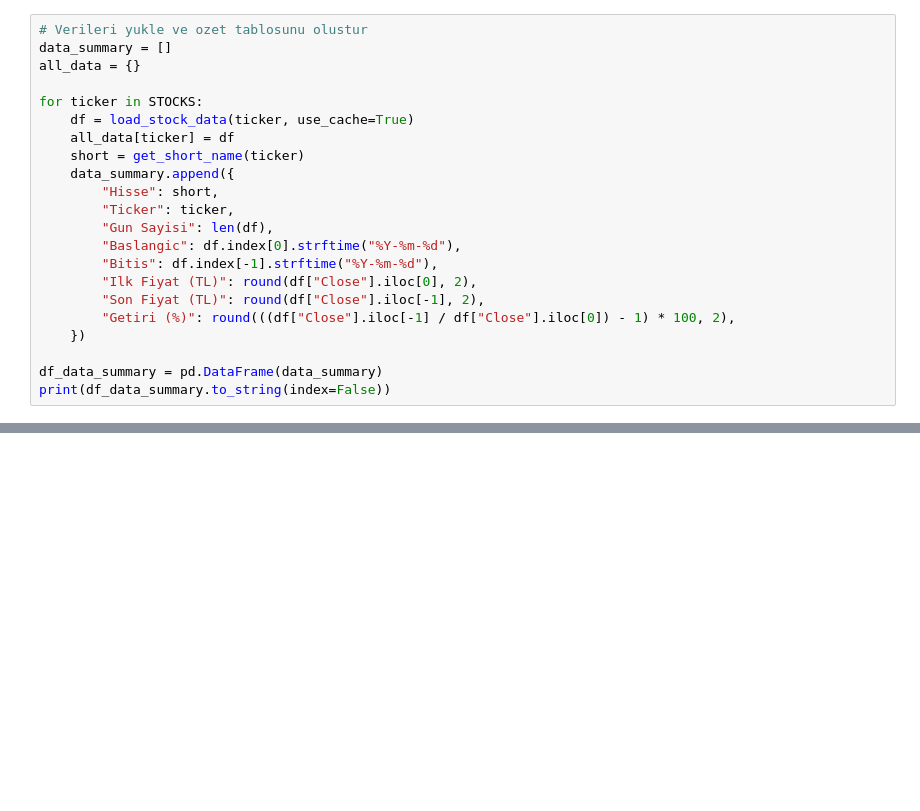
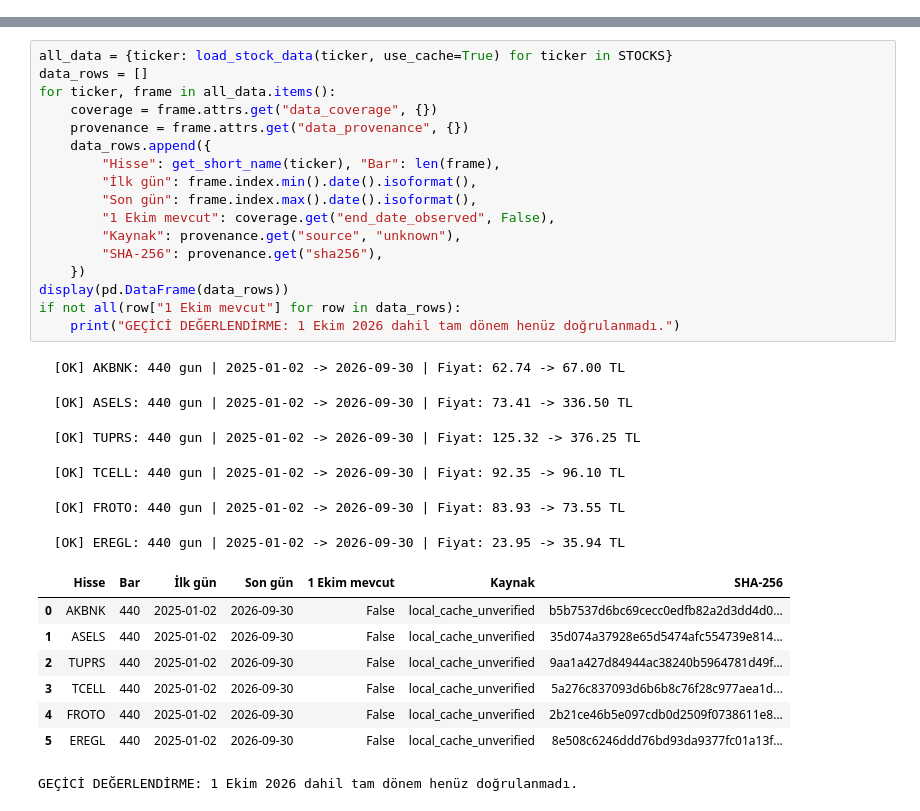
Before and after one commit to furkantosun1607/econ_bist_stock, a Jupyter notebook: main_notebook.ipynb, the cells around one changed output, grey strips where cells are left out. Cells and saved outputs as stored; diff of their text form; blank space fills up the shorter version.

```diff
--- a/main_notebook.ipynb
+++ b/main_notebook.ipynb
@@ -60,22 +44,0 @@ Her hisse için 2025-01-01 ile 2026-10-01 tarihleri arasındaki günlük OHLCV v
-# %%
-# Verileri yukle ve ozet tablosunu olustur
-data_summary = []
-all_data = {}
-
-for ticker in STOCKS:
-    df = load_stock_data(ticker, use_cache=True)
-    all_data[ticker] = df
-    short = get_short_name(ticker)
-    data_summary.append({
-        "Hisse": short,
-        "Ticker": ticker,
-        "Gun Sayisi": len(df),
-        "Baslangic": df.index[0].strftime("%Y-%m-%d"),
-        "Bitis": df.index[-1].strftime("%Y-%m-%d"),
-        "Ilk Fiyat (TL)": round(df["Close"].iloc[0], 2),
-        "Son Fiyat (TL)": round(df["Close"].iloc[-1], 2),
-        "Getiri (%)": round(((df["Close"].iloc[-1] / df["Close"].iloc[0]) - 1) * 100, 2),
-    })
-
-df_data_summary = pd.DataFrame(data_summary)
-print(df_data_summary.to_string(index=False))
@@ -142,0 +51,32 @@ Tüm 6 hisse üzerinde `run_pipeline` çalıştırılarak emirler (No Look-Ahead
+# %%
+all_data = {ticker: load_stock_data(ticker, use_cache=True) for ticker in STOCKS}
+data_rows = []
+for ticker, frame in all_data.items():
+    coverage = frame.attrs.get("data_coverage", {})
+    provenance = frame.attrs.get("data_provenance", {})
+    data_rows.append({
+        "Hisse": get_short_name(ticker), "Bar": len(frame),
+        "İlk gün": frame.index.min().date().isoformat(),
+        "Son gün": frame.index.max().date().isoformat(),
+        "1 Ekim mevcut": coverage.get("end_date_observed", False),
+        "Kaynak": provenance.get("source", "unknown"),
+        "SHA-256": provenance.get("sha256"),
+    })
+display(pd.DataFrame(data_rows))
+if not all(row["1 Ekim mevcut"] for row in data_rows):
+    print("GEÇİCİ DEĞERLENDİRME: 1 Ekim 2026 dahil tam dönem henüz doğrulanmadı.")
+# %% [output]
+  [OK] AKBNK: 440 gun | 2025-01-02 -> 2026-09-30 | Fiyat: 62.74 -> 67.00 TL
+  [OK] ASELS: 440 gun | 2025-01-02 -> 2026-09-30 | Fiyat: 73.41 -> 336.50 TL
+  [OK] TUPRS: 440 gun | 2025-01-02 -> 2026-09-30 | Fiyat: 125.32 -> 376.25 TL
+  [OK] TCELL: 440 gun | 2025-01-02 -> 2026-09-30 | Fiyat: 92.35 -> 96.10 TL
+  [OK] FROTO: 440 gun | 2025-01-02 -> 2026-09-30 | Fiyat: 83.93 -> 73.55 TL
+  [OK] EREGL: 440 gun | 2025-01-02 -> 2026-09-30 | Fiyat: 23.95 -> 35.94 TL
+|  | Hisse | Bar | İlk gün | Son gün | 1 Ekim mevcut | Kaynak | SHA-256 |
+| 0 | AKBNK | 440 | 2025-01-02 | 2026-09-30 | False | local_cache_unverified | b5b7537d6bc69cecc0edfb82a2d3dd4d0... |
+| 1 | ASELS | 440 | 2025-01-02 | 2026-09-30 | False | local_cache_unverified | 35d074a37928e65d5474afc554739e814... |
+| 2 | TUPRS | 440 | 2025-01-02 | 2026-09-30 | False | local_cache_unverified | 9aa1a427d84944ac38240b5964781d49f... |
+| 3 | TCELL | 440 | 2025-01-02 | 2026-09-30 | False | local_cache_unverified | 5a276c837093d6b6b8c76f28c977aea1d... |
+| 4 | FROTO | 440 | 2025-01-02 | 2026-09-30 | False | local_cache_unverified | 2b21ce46b5e097cdb0d2509f0738611e8... |
+| 5 | EREGL | 440 | 2025-01-02 | 2026-09-30 | False | local_cache_unverified | 8e508c6246ddd76bd93da9377fc01a13f... |
+GEÇİCİ DEĞERLENDİRME: 1 Ekim 2026 dahil tam dönem henüz doğrulanmadı.
```
Also changed, not shown: parts of 30 cells of this notebook, 42 other files.
